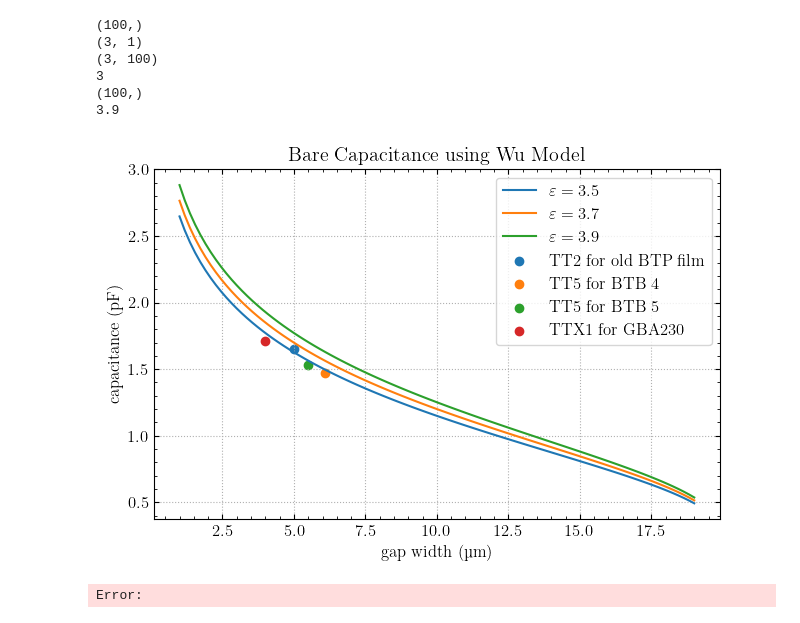
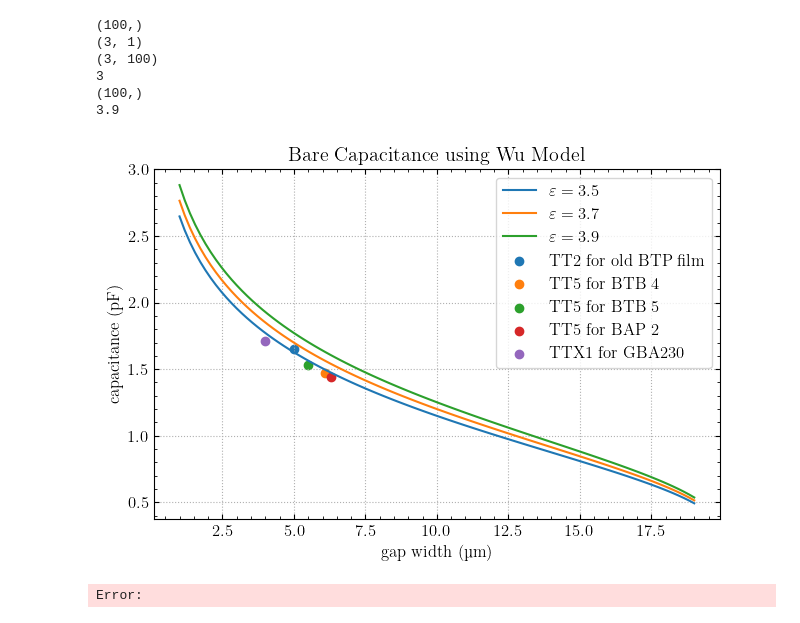
Before and after one commit to ttortorici/fitting, a Jupyter notebook: Notebooks/bare.ipynb, the cells around one changed output. Saved outputs shown, nothing was run; the diff lists cells and outputs as text; code cells hidden in the pictures.

```diff
--- a/Notebooks/bare.ipynb
+++ b/Notebooks/bare.ipynb
@@ -26,22 +26,24 @@ print(silica[2, 0])
 # %%
 fig, ax = plt.subplots(1, 1, figsize=(6.5, 4.5))
 
 for ii in range(len(silica)):
     ax.plot(gap, bare[ii], label=f"$\\varepsilon={silica[ii, 0]}$")
 ax.scatter(5, 1.65, label="TT2 for old BTP film") # old BTP
 ax.scatter(6.1, 1.469, label="TT5 for BTB 4") # BTB 4
 ax.scatter(5.5, 1.53, label="TT5 for BTB 5") # BTB 5
+ax.scatter(6.3, 1.438435, label="TT5 for BAP 2")
+# ax.scatter(1.53045, label="TT5 for BAP 3")
 ax.scatter(4, 1.71, label="TTX1 for GBA230")
 
 ax.grid()
 ax.legend()
 ax.set_title(f"Bare Capacitance using Wu Model")
 ax.set_xlabel("gap width ($\\text{{\\textmu}}\\text{{m}}$)")
 ax.set_ylabel("capacitance (pF)")
 fig.tight_layout()
 fig.savefig("bare.png", dpi=600, bbox_inches="tight")
 # %% [output]
-[figure, old version]
+[figure, new version]
 # %%
 # %% [output]
 Error:
```
Also changed, not shown: 1 other file.
